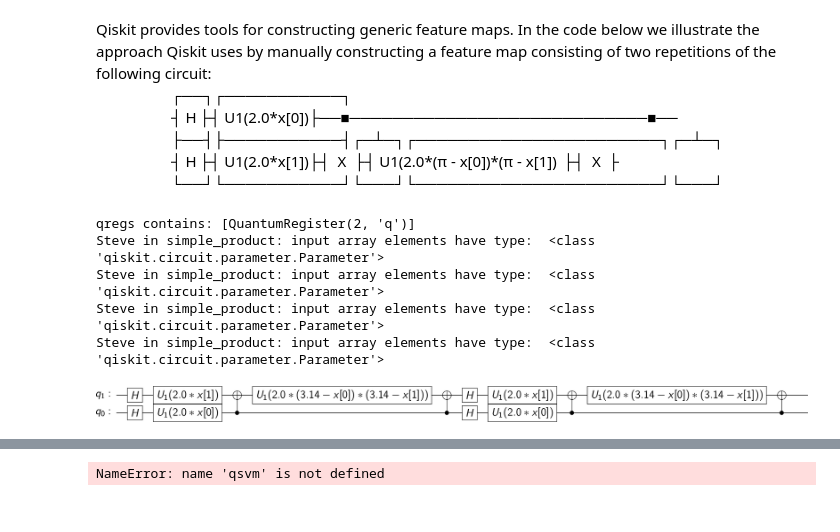
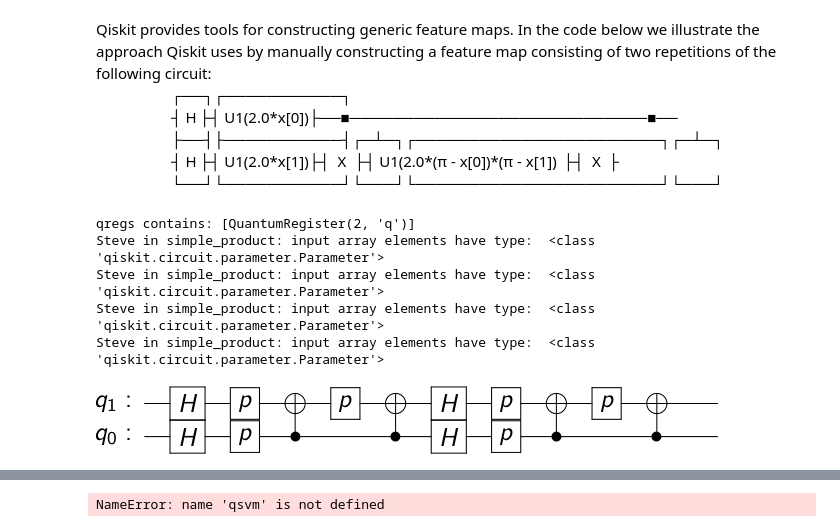
Before and after one commit to Steve-JJ/QuantumComputing, a Jupyter notebook: Notebooks/classification_using_quantum_SVM_kernel_method.ipynb, the cells around one changed output, grey strips where cells are left out. Cells and saved outputs as stored; diff of their text form; code cells hidden in the pictures.

```diff
--- a/Notebooks/classification_using_quantum_SVM_kernel_method.ipynb
+++ b/Notebooks/classification_using_quantum_SVM_kernel_method.ipynb
@@ -275,8 +275,8 @@ def ad_hoc_data(training_size, test_size, n, gap, plot_data=False):
     elif n == 3:
         d_m = np.diag(maj)
 
-    basis = aqua_globals.random.random_sample((2 ** n, 2 ** n)) + \
-        1j * aqua_globals.random.random_sample((2 ** n, 2 ** n))
+    basis = aqua_globals.random.random((2 ** n, 2 ** n)) + \
+        1j * aqua_globals.random.random((2 ** n, 2 ** n))
     basis = np.asmatrix(basis).getH() * np.asmatrix(basis)
 
     [s_a, u_a] = np.linalg.eig(basis)
@@ -3875,7 +3875,8 @@ else:
             # - len(pauli_string)-1 applies the rotation to the last qubit in a multi-qubit
             #   operation, such as 'ZZ' (this assumes the last Pauli in the string is
             #   not I, for example ZYI)
-            evo.u1(2.0 * time, len(pauli_string)-1)
+#evo.u1(2.0 * time, len(pauli_string)-1)  U1 was replaced by P
+            evo.p(2.0 * time, len(pauli_string)-1)
 
             # Insert a stack of controlled-X gates
             for i in range(num_cx):
@@ -3919,34 +3920,34 @@ else:
                 #       thet enabled us to specify the number of parameters to each block. Here we specify
                 #       exactly which parameters are passed. For example, for the single qubit
                 #       operator Z, the entanglement block was built with Parameter '_[0]'. In this
                 #       loop we apply the Z operator:
                 #       - to qubit 0, so the original '_[0]' Parameter is replaced with the 'x[0]' Parameter
                 #       - to qubit 1, so the original '_[0]' Parameter is replaced with the 'x[1]' Parameter
                 # → this is why the "temporary" ParameterVector was used.
                 #   Note: For the two qubit ZZ operator the initial construction with the "temporary"
                 #         ParameterVector was not neccessary (it was created with Parameters
                 #         '_[0]' and '_[1]', which are replaced here with Parameters 'x[0]' and 'x[1]'.
                 #         In this case it could have been created with the 'x[0]' and 'x[1]'
                 #         Parameters directly
                 parametrized_block = block.assign_parameters(update)
 
                 # Add the current block to the specified qubits in the circuit
                 layer.compose(parametrized_block, indices, inplace=True)
 
             # Add the layer to the circuit
             feature_map += layer
 
 # Draw the feature map circuit
 style = {'backgroundcolor': 'lightgreen'}  # Style only works in matplotlib backend
 feature_map.draw(output='latex', plot_barriers=True, reverse_bits=True, scale=0.5)
 #feature_map.draw(output='mpl', plot_barriers=True, reverse_bits=False, style=style)
 # %% [output]
 qregs contains: [QuantumRegister(2, 'q')]
 Steve in simple_product: input array elements have type:  <class 'qiskit.circuit.parameter.Parameter'>
 Steve in simple_product: input array elements have type:  <class 'qiskit.circuit.parameter.Parameter'>
 Steve in simple_product: input array elements have type:  <class 'qiskit.circuit.parameter.Parameter'>
 Steve in simple_product: input array elements have type:  <class 'qiskit.circuit.parameter.Parameter'>
-[figure, old version]
+[figure, new version]
 # %% [markdown]
 Qiskit provides tools for implementing a quantum-enhanced support vector machine. In the code below we show how to implement the QSVM, following the method used in Qiskit.
 
```
Also changed, not shown: parts of 3 cells of this notebook, 1 other file.
